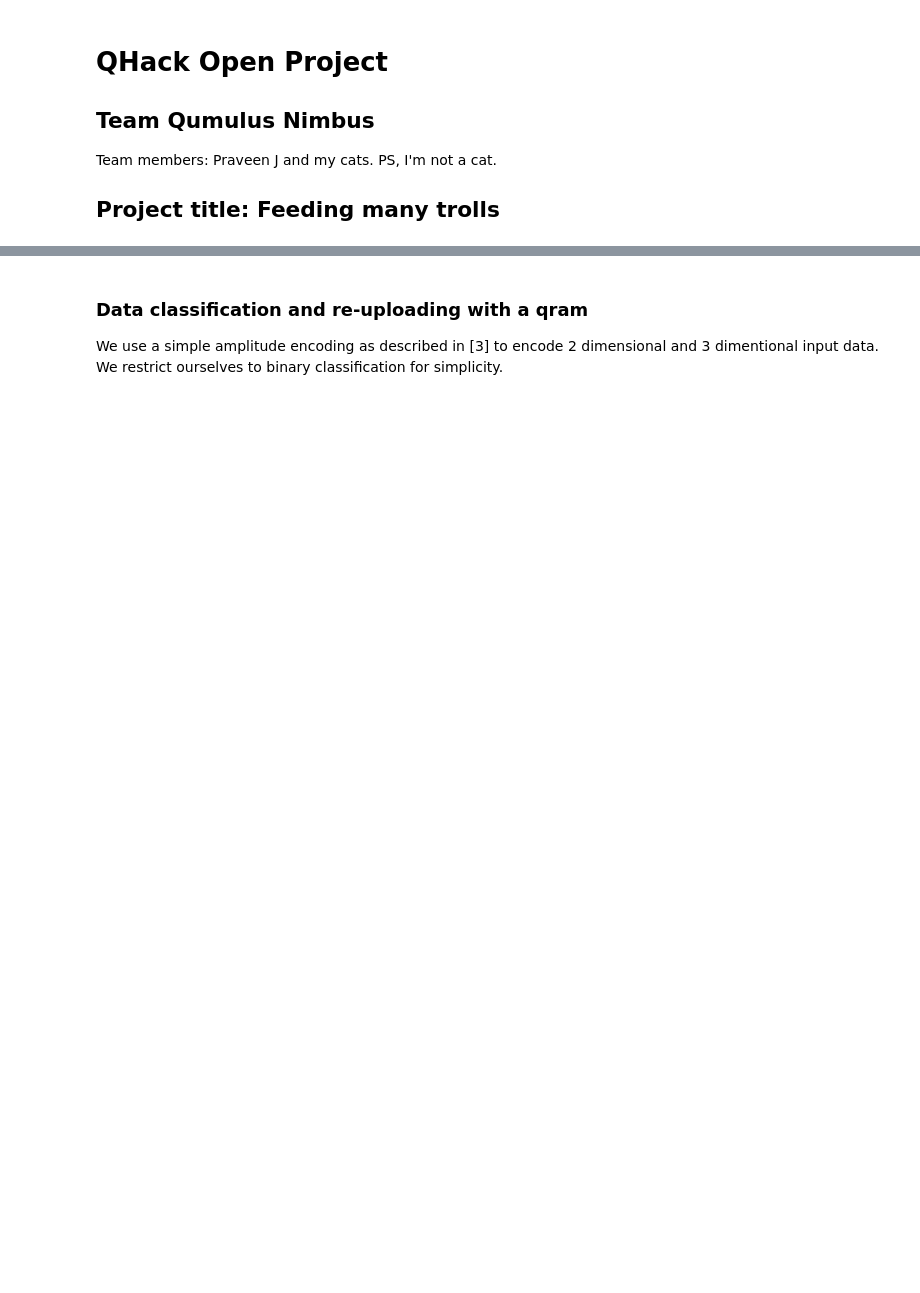
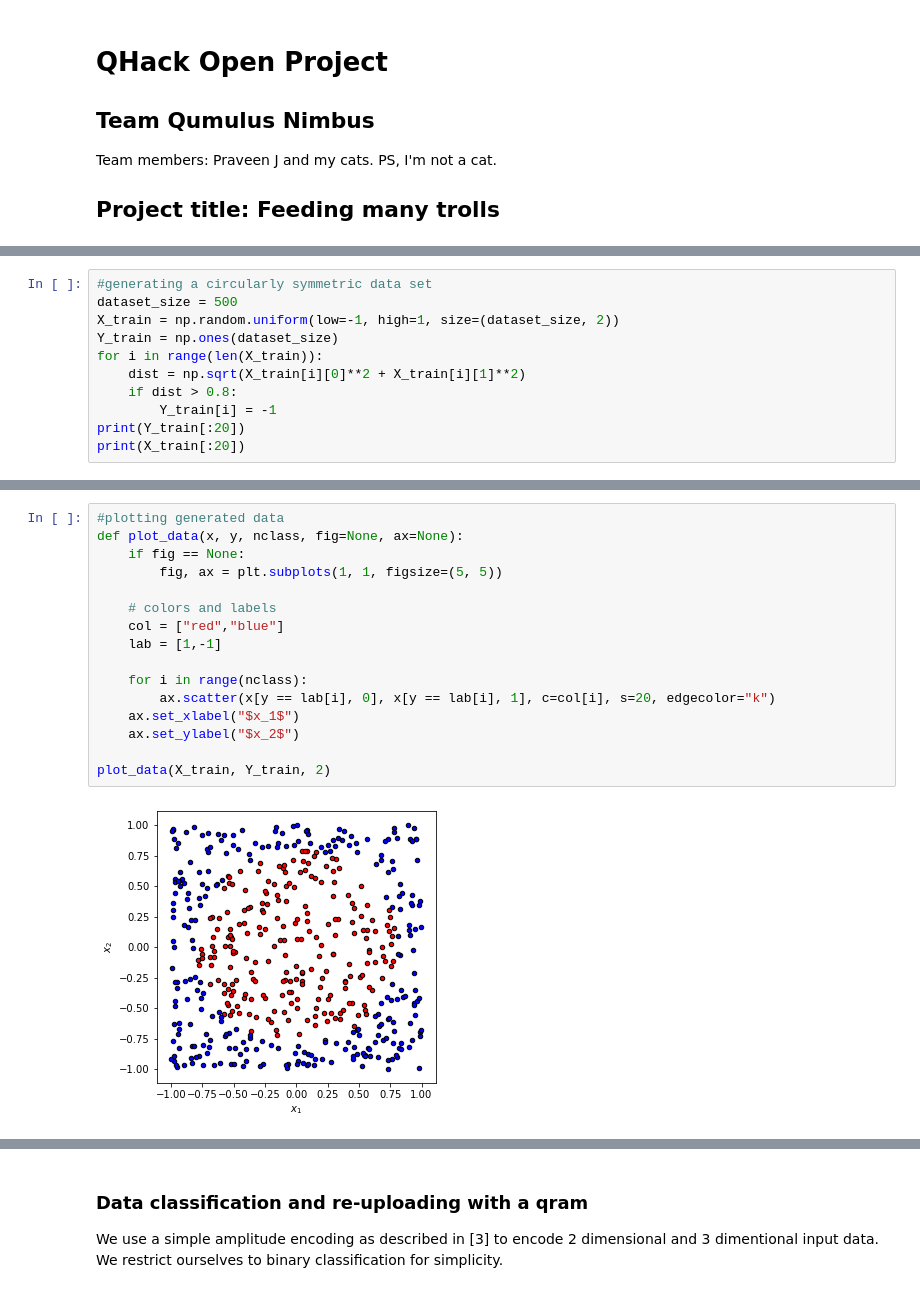
Before and after one commit to Praveen91299/qhack-qumulus-nimbus, a Jupyter notebook: Qumulus Nimbus 4000.ipynb, the cells around one changed output, grey strips where cells are left out. Cells and saved outputs as stored; diff of their text form; blank space fills up the shorter version.

```diff
--- a/Qumulus Nimbus 4000.ipynb
+++ b/Qumulus Nimbus 4000.ipynb
@@ -24 +22,12 @@ import matplotlib as plt
 import time
+# %%
+#generating a circularly symmetric data set
+dataset_size = 500
+X_train = np.random.uniform(low=-1, high=1, size=(dataset_size, 2))
+Y_train = np.ones(dataset_size)
+for i in range(len(X_train)):
+    dist = np.sqrt(X_train[i][0]**2 + X_train[i][1]**2)
+    if dist > 0.8:
+        Y_train[i] = -1
+print(Y_train[:20])
+print(X_train[:20])
@@ -25,3 +52,21 @@ import time
+# %%
+#plotting generated data
+def plot_data(x, y, nclass, fig=None, ax=None):
+    if fig == None:
+        fig, ax = plt.subplots(1, 1, figsize=(5, 5))
+
+    # colors and labels
+    col = ["red","blue"]
+    lab = [1,-1]
+
+    for i in range(nclass):
+        ax.scatter(x[y == lab[i], 0], x[y == lab[i], 1], c=col[i], s=20, edgecolor="k")
+    ax.set_xlabel("$x_1$")
+    ax.set_ylabel("$x_2$")
+
+plot_data(X_train, Y_train, 2)
+# %% [output]
+[figure, added]
 # %%
 #simple re-implementation of classical data uploading
 
```
Also changed, not shown: parts of 16 cells of this notebook, 4 other files.
